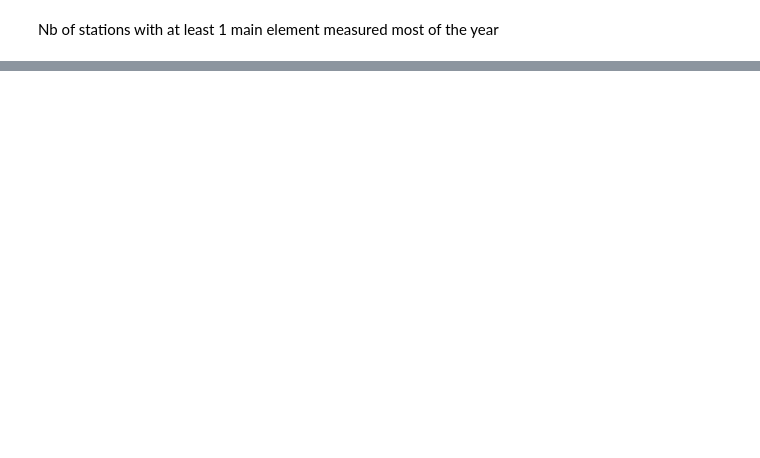
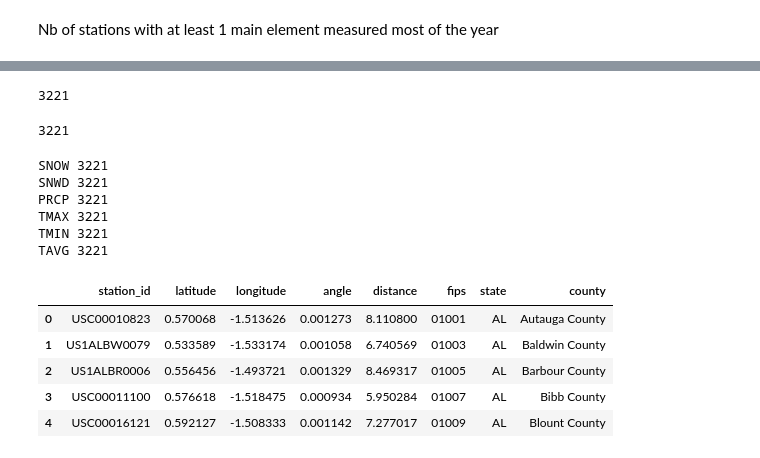
Before and after one commit to severine-baudry/capstone_data_engineer, a Jupyter notebook: US_weather_explore_measurements.ipynb, the cells around one changed output, grey strips where cells are left out. Saved outputs shown, nothing was run; the diff lists cells and outputs as text; code cells hidden in the pictures; blank space fills up the shorter version.

```diff
--- a/US_weather_explore_measurements.ipynb
+++ b/US_weather_explore_measurements.ipynb
@@ -301,0 +287,27 @@ df_pivot_measure_2.groupby("indicator").agg( { "SNOW" : max,
+# %%
+len(res)
+# %% [output]
+3221
+# %%
+len(gazeeter_counties)
+# %% [output]
+3221
+# %%
+for e, l  in closeststation_per_element.items():
+    print(e, len(l))
+# %% [output]
+SNOW 3221
+SNWD 3221
+PRCP 3221
+TMAX 3221
+TMIN 3221
+TAVG 3221
+# %%
+closeststation_per_element["PRCP"].head()
+# %% [output]
+|  | station_id | latitude | longitude | angle | distance | fips | state | county |
+| 0 | USC00010823 | 0.570068 | -1.513626 | 0.001273 | 8.110800 | 01001 | AL | Autauga County |
+| 1 | US1ALBW0079 | 0.533589 | -1.533174 | 0.001058 | 6.740569 | 01003 | AL | Baldwin County |
+| 2 | US1ALBR0006 | 0.556456 | -1.493721 | 0.001329 | 8.469317 | 01005 | AL | Barbour County |
+| 3 | USC00011100 | 0.576618 | -1.518475 | 0.000934 | 5.950284 | 01007 | AL | Bibb County |
+| 4 | USC00016121 | 0.592127 | -1.508333 | 0.001142 | 7.277017 | 01009 | AL | Blount County |
```
Also changed, not shown: parts of 41 cells of this notebook.
